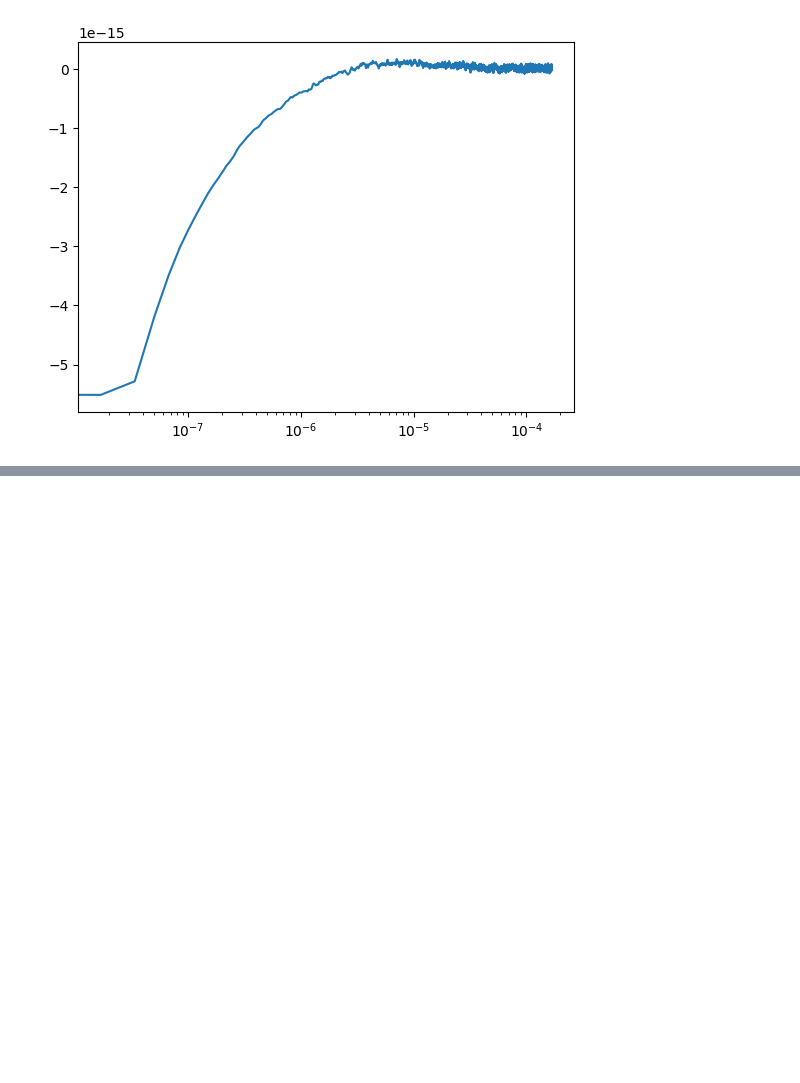
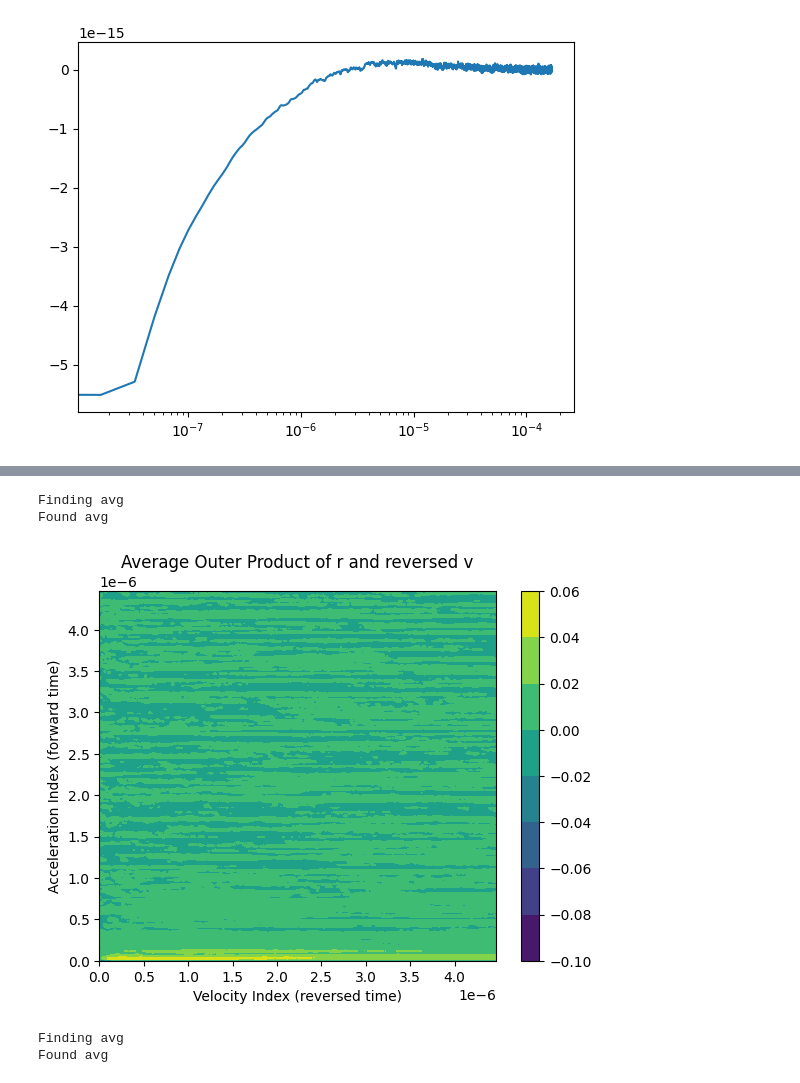
Before and after one commit to mcthumann/Brownian_Data_Analysis, a Jupyter notebook: scripts/simulation_history_lausanne.ipynb, the cells around one changed output, grey strips where cells are left out. Cells and saved outputs as stored; diff of their text form; code cells hidden in the pictures; blank space fills up the shorter version.

```diff
--- a/scripts/simulation_history_lausanne.ipynb
+++ b/scripts/simulation_history_lausanne.ipynb
@@ -202,3 +192,78 @@ plt.plot(times[:10000], r_cross_corr_v[0][:10000])
 plt.xscale("log")
 # %% [output]
 [figure]
+# %%
+# But we want R(positive times) correlated with v(negative times)
+from matplotlib.colors import LogNorm
+def compute_forwards_r_backwards_v_corr(forward_r_series, backward_v_series, dt):
+    if(len(forward_r_series) != len(backward_v_series)):
+        print("forward_r_series has " + str(len(forward_r_series)))
+        print("backward_v_series has " + str(len(backward_v_series)))
+        return 0
+    # Just need the outer product
+    cc = forward_r_series.T*backward_v_series
+
+# First, we condition around zero velocity
+
+speeds = [0]
+traces_per_speed = [0]
+
+speeds_msds = []
+
+speed_tol = [.05]
+
+for s in range(len(speeds)):
+
+
+    init_len_data = int(len(positions)/2000)
+
+    speed_idxs_data = []
+    print("std of data vel " + str(np.std(velocities)))
+
+    v_tolerance = (speeds[s] * np.sqrt(constants.k*temp/mass))
+    speed_tolerance = speed_tol[s] * np.sqrt(constants.k*temp/mass)
+    v_indices_data = np.where((velocities < v_tolerance + speed_tolerance) & (velocities > v_tolerance - speed_tolerance))[0]
+
+    for idx in v_indices_data:
+        if (idx + init_len_data < len(positions)) and (idx-init_len_data >= 0):
+            speed_idxs_data.append(idx)
+
+    print("total idx data: " + str(len(speed_idxs_data)))
+
+    sum_ = np.zeros((init_len_data, init_len_data))
+    i = 0
+    for idx in tqdm(speed_idxs_data):
+        sum_ += (np.outer(accelerations[idx:idx+init_len_data], velocities[idx-init_len_data+1:idx+1][::-1]))#[idx:idx+init_len_data]
+        i+=1
+
+    X = np.arange(init_len_data)*1/fs_sim
+    Y = np.arange(init_len_data)*1/fs_sim
+    print("Finding avg")
+    avg_contour = sum_/i
+    print("Found avg")
+    plt.contourf(X, Y, avg_contour)
+    plt.title("Average Outer Product of r and reversed v")
+    plt.colorbar()
+    plt.xlabel("Velocity Index (reversed time)")
+    plt.ylabel("Acceleration Index (forward time)")
+    # plt.xscale("log")
+    # plt.yscale("log")
+    plt.show()
+
+    for idx in tqdm(speed_idxs_data):
+        sum_ += (np.outer(accelerations[idx:idx+init_len_data], velocities[idx:idx+init_len_data]))#[idx:idx+init_len_data]
+        i+=1
+    X = np.arange(init_len_data)*1/fs_sim
+    Y = np.arange(init_len_data)*1/fs_sim
+    print("Finding avg")
+    avg_contour = sum_/i
+    print("Found avg")
+    plt.contourf(X, Y, avg_contour)
+    plt.title("Average Outer Product of r and v")
+    plt.colorbar()
+    plt.xlabel("Velocity Index (forward time)")
+    plt.ylabel("Acceleration Index (forward time)")
+    # plt.xscale("log")
+    # plt.yscale("log")
+    plt.show()
+# %% [output]
@@ -204,0 +272,5 @@ plt.xscale("log")
+Finding avg
+Found avg
+[figure, added]
+Finding avg
+Found avg
```
Also changed, not shown: parts of 5 cells of this notebook.
